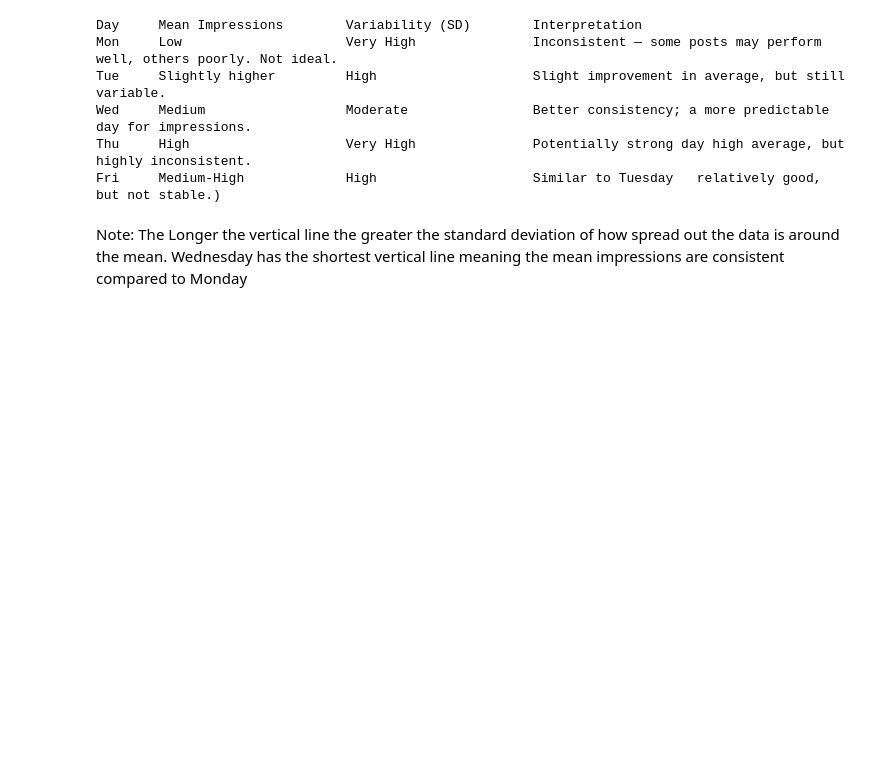
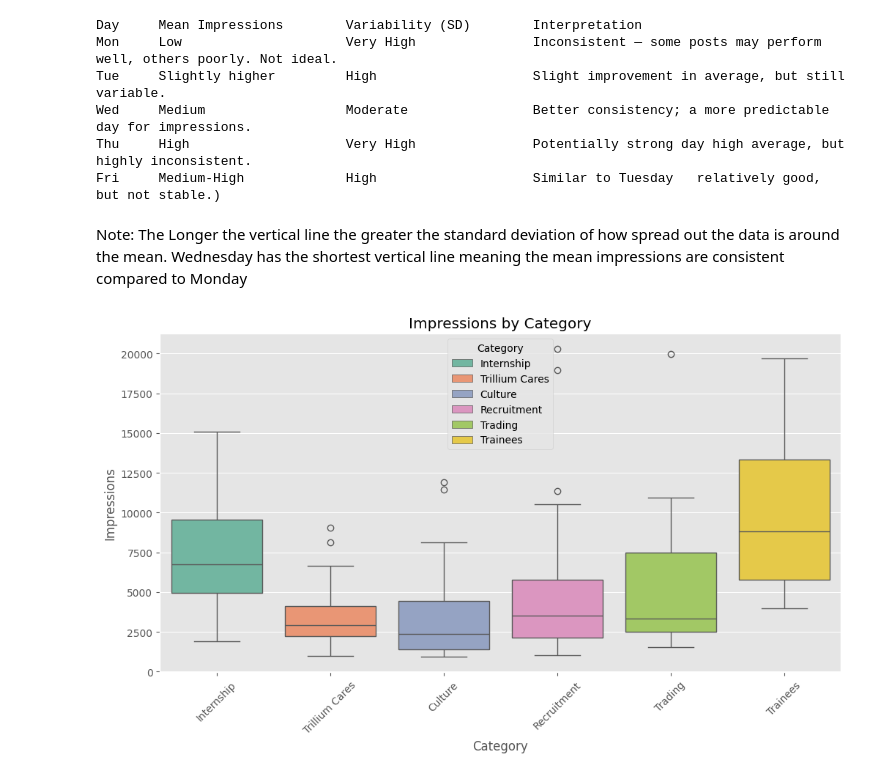
Before and after one commit to Licheng-Fang-Git/ML-Model, a Jupyter notebook: app.ipynb, the cells around one changed output. Drawn from its saved outputs; the diff is of its cells as text; code cells hidden in the pictures; blank space fills up the shorter version.

```diff
--- a/app.ipynb
+++ b/app.ipynb
@@ -317,3 +334,11 @@ Thu     High                    Very High               Potentially strong day h
 Fri     Medium-High             High                    Similar to Tuesday   relatively good, but not stable.)
 # %% [markdown]
 Note: The Longer the vertical line the greater the standard deviation of how spread out the data is around the mean. Wednesday has the shortest vertical line meaning the mean impressions are consistent compared to Monday
+# %%
+plt.figure(figsize=(12,6))
+sns.boxplot(data=df, x='Category', y='Impressions', hue='Category', palette='Set2')
+plt.xticks(rotation=45)
+plt.title('Impressions by Category')
+plt.show()
+# %% [output]
+[figure, added]
```
Also changed, not shown: parts of 3 cells of this notebook.
